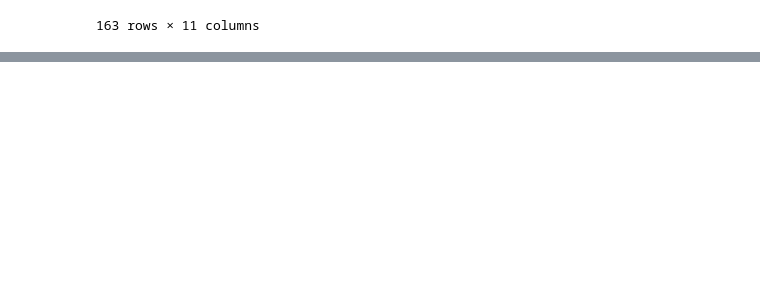
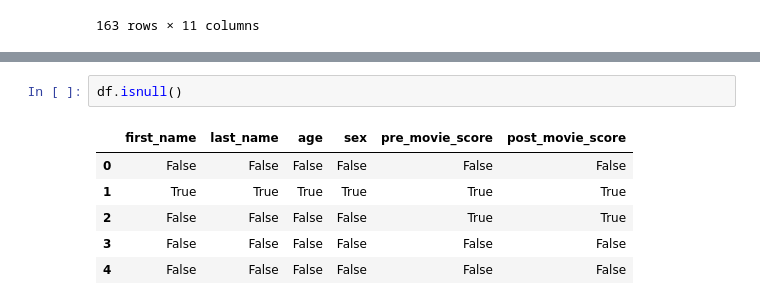
Before and after one commit to kinwong/Udemy-Machine-Learning-Data-Science-Masterclass, a Jupyter notebook: pandas.ipynb, the cells around one changed output, grey strips where cells are left out. Cells and saved outputs as stored; diff of their text form; blank space fills up the shorter version.

```diff
--- a/pandas.ipynb
+++ b/pandas.ipynb
@@ -364,0 +444,9 @@ df[df['day'].isin(['Sun', 'Sat'])]
+# %%
+df.isnull()
+# %% [output]
+|  | first_name | last_name | age | sex | pre_movie_score | post_movie_score |
+| 0 | False | False | False | False | False | False |
+| 1 | True | True | True | True | True | True |
+| 2 | False | False | False | False | True | True |
+| 3 | False | False | False | False | False | False |
+| 4 | False | False | False | False | False | False |
```
Also changed, not shown: parts of 13 cells of this notebook.
